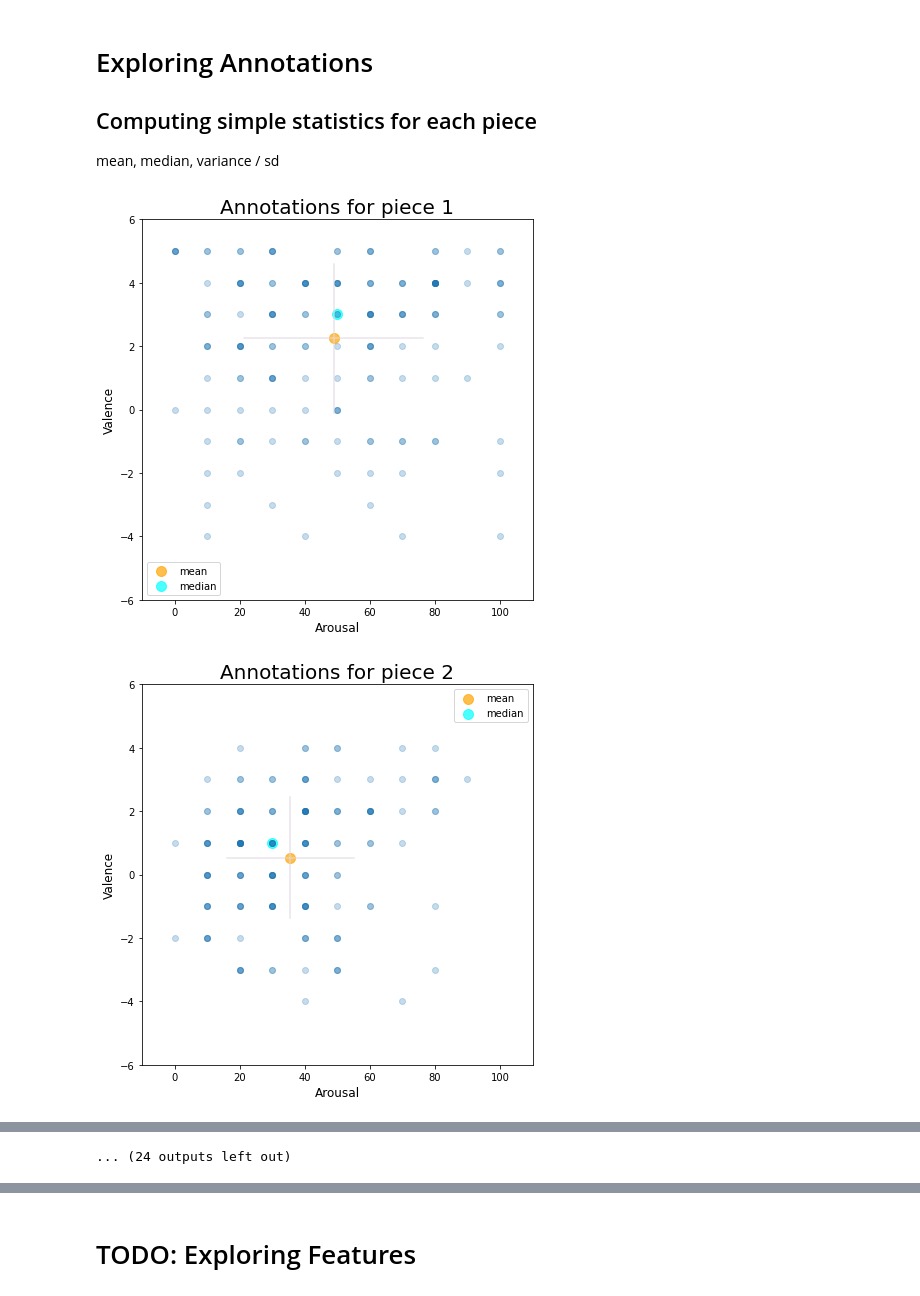
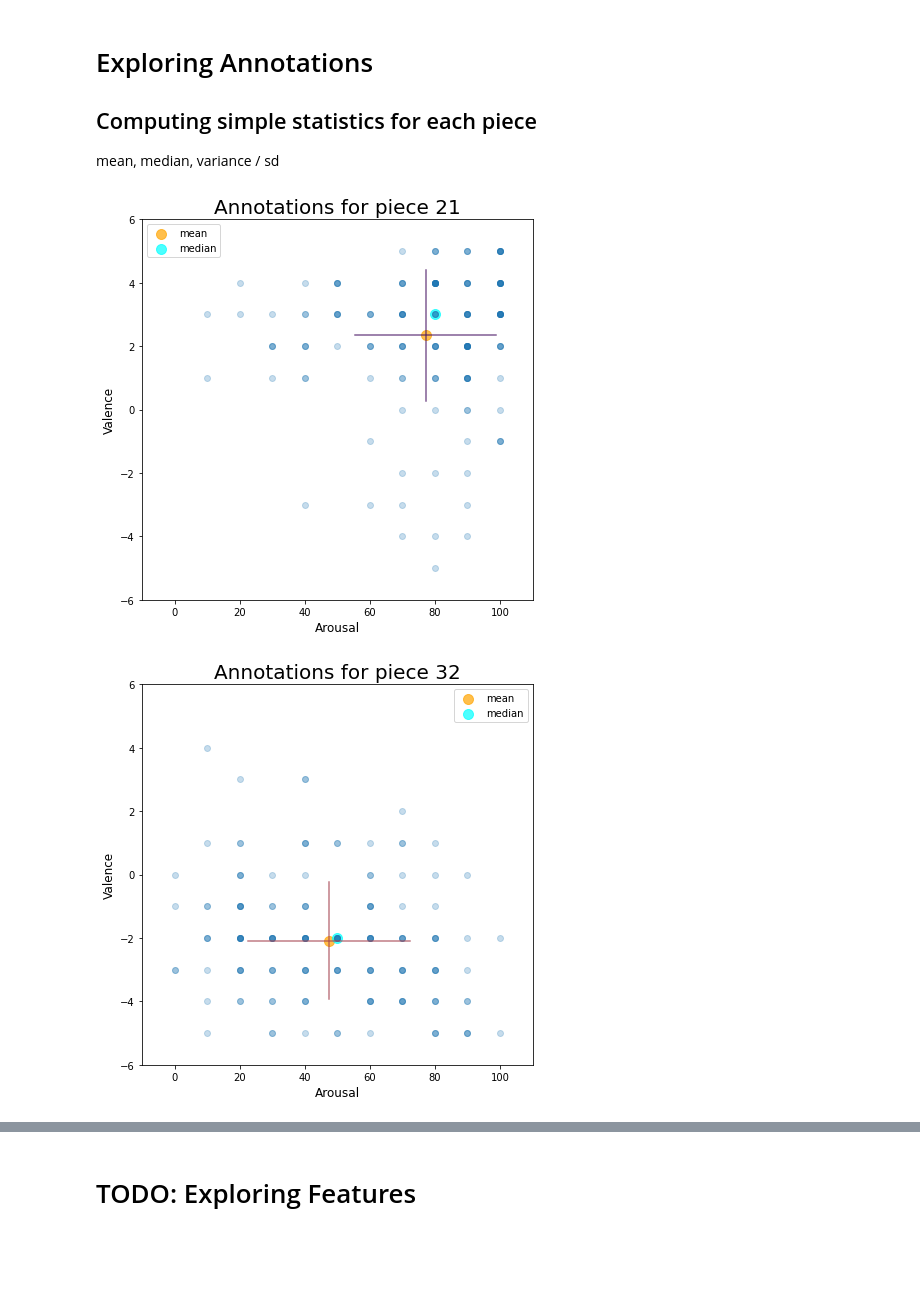
Before and after one commit to sh0w/machine-learning-pattern-classfication, a Jupyter notebook: task2_data_exploration/MLPC.ipynb, the cells around one changed output, grey strips where cells are left out. Drawn from its saved outputs; the diff is of its cells as text; code cells hidden in the pictures; blank space fills up the shorter version.

```diff
--- a/task2_data_exploration/MLPC.ipynb
+++ b/task2_data_exploration/MLPC.ipynb
@@ -60,36 +55,36 @@ def plot_annotations(annotations, piece_id):
     a_m = arousal.mean()
     a_median = arousal.median()
     v_m = valence.mean()
     v_median = valence.median()
 
     p = plot_data.loc[piece_id]
     a_sd = p.a_sd
     v_sd = p.v_sd
 
     plt.figure(figsize=(7,7))
 
-    plt.plot([a_m - a_sd, a_m + a_sd], [v_m, v_m], alpha=0.7, color=colors(piece_ids.tolist().index(p_id)))
-    plt.plot([a_m, a_m], [v_m-v_sd, v_m+v_sd], alpha=0.7, color=colors(piece_ids.tolist().index(p_id)))
+    plt.plot([a_m - a_sd, a_m + a_sd], [v_m, v_m], alpha=0.7, color=colors(piece_ids.tolist().index(piece_id)))
+    plt.plot([a_m, a_m], [v_m-v_sd, v_m+v_sd], alpha=0.7, color=colors(piece_ids.tolist().index(piece_id)))
 
     plt.scatter(x=a_m, y=v_m, color="orange", s=100, alpha=0.7, label="mean")
     plt.scatter(x=a_median, y=v_median, color="cyan", s=100, alpha=0.7, label="median")
     plt.scatter(x=arousal, y=valence,  alpha=0.25)
     plt.title("Annotations for piece " + str(piece_id), fontsize=20)
     plt.xlabel("Arousal", fontsize=12)
     plt.legend()
     plt.ylabel("Valence", fontsize=12)
     plt.xlim(-10,110)
     plt.ylim(-6,6)
     plt.show()
 
-n = 31
+n = 3
 
 # randomly choose n elements:
 sample_pieces = piece_ids[np.random.choice(len(piece_ids), size=n, replace=False)]
 
 #np.random.sample(piece_ids)
-for i in piece_ids:
+for i in sample_pieces:
     plot_annotations(annotations, i)
 # %% [output]
-[figure, old version]
+[figure, new version]
-[figure, old version]
+[figure, new version]
@@ -106,4 +92,3 @@ for i in piece_ids:
-... (24 outputs left out)
 # %%
 
 #plt.figure(figsize=(15,8))
```
Also changed, not shown: parts of 9 cells of this notebook.
